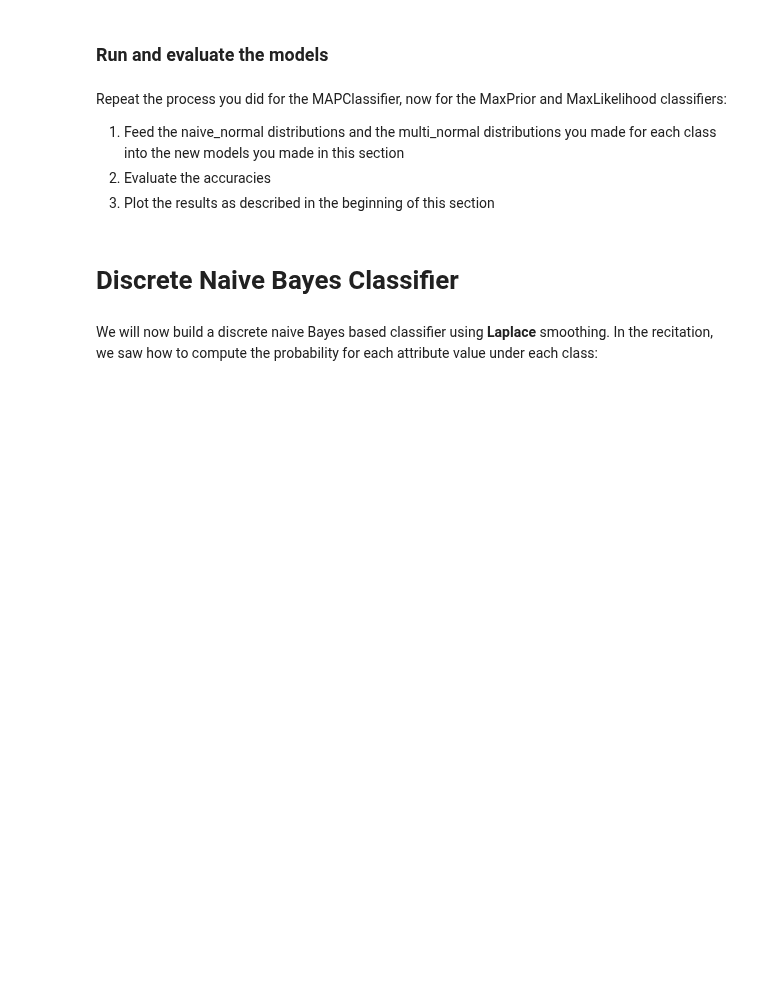
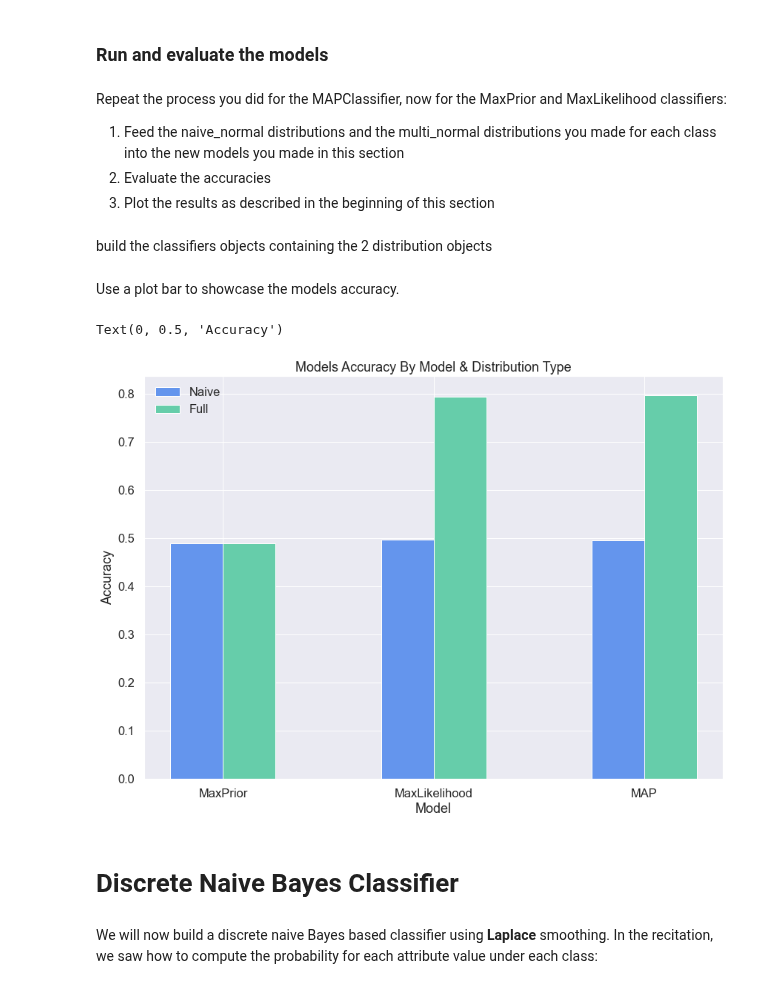
Before and after one commit to EyalMichaeli/IDC_masters, a Jupyter notebook: semester_2/Machine Learning/Exercises/EX3/ProbabilisticModels.ipynb, the cells around one changed output. Cells and saved outputs as stored; diff of their text form; code cells hidden in the pictures; blank space fills up the shorter version.

```diff
--- a/semester_2/Machine Learning/Exercises/EX3/ProbabilisticModels.ipynb
+++ b/semester_2/Machine Learning/Exercises/EX3/ProbabilisticModels.ipynb
@@ -568,8 +607,8 @@ class MaxLikelihood():
             - ccd0 : An object contating the relevant parameters and methods for the distribution of class 0.
             - ccd1 : An object contating the relevant parameters and methods for the distribution of class 1.
         """
-        # TODO: implement
-        pass
+        self.dist0 = ccd0
+        self.dist1 = ccd1
 
     def predict(self, x):
         """
@@ -580,8 +619,10 @@ class MaxLikelihood():
         Output
             - 0 if the posterior probability of class 0 is higher and 1 otherwise.
         """
-        # TODO: implement
-        pass
+        if self.dist0.get_instance_likelihood(x) >= self.dist1.get_instance_likelihood(x):
+            return 0
+
+        return 1
 # %% [markdown]
 ### Run and evaluate the models
 # %% [markdown]
@@ -594,6 +635,47 @@ Repeat the process you did for the MAPClassifier, now for the MaxPrior and MaxLi
 ####### YOUR CODE HERE ########
 # you may add cells as needed #
 ###############################
+# %% [markdown]
+build the classifiers objects containing the 2 distribution objects
+# %%
+# max prior classifiers
+prior_naive_classifier = MaxPrior(naive_normal_CD_0, naive_normal_CD_1)
+prior_full_classifier = MaxPrior(multi_normal_CD_0, multi_normal_CD_1)
+
+prior_naive_accuracy = compute_accuracy(test_set, prior_naive_classifier)
+prior_full_accuracy = compute_accuracy(test_set, prior_full_classifier)
+# %%
+# max likelihood classifiers
+likelihood_naive_classifier = MaxLikelihood(naive_normal_CD_0, naive_normal_CD_1)
+likelihood_full_classifier = MaxLikelihood(multi_normal_CD_0, multi_normal_CD_1)
+
+likelihood_naive_accuracy = compute_accuracy(test_set, likelihood_naive_classifier)
+likelihood_full_accuracy = compute_accuracy(test_set, likelihood_full_classifier)
+# %% [markdown]
+Use a plot bar to showcase the models accuracy.
+# %%
+acc_naive = [prior_naive_accuracy, likelihood_naive_accuracy, naive_accuracy]
+acc_full = [prior_full_accuracy, likelihood_full_accuracy, full_accuracy]
+
+x = np.arange(3)
+
+plt.style.use('seaborn')
+sns.set(style="darkgrid")
+sns.set(font_scale=1.5)
+
+plt.figure(figsize=(14, 10))
+
+plt.bar(x, acc_naive, color="cornflowerblue", width=0.25)
+plt.bar(x + 0.25, acc_full, color="mediumaquamarine", width=0.25)
+
+plt.legend(['Naive', 'Full'])
+plt.xticks([i + 0.125 for i in range(3)], ['MaxPrior', 'MaxLikelihood', 'MAP'])
+plt.title("Models accuracy by model & distribution type".title())
+plt.xlabel('Model')
+plt.ylabel('Accuracy')
+# %% [output]
+Text(0, 0.5, 'Accuracy')
+[figure, added]
 # %% [markdown]
 # Discrete Naive Bayes Classifier
 # %% [markdown]
```
Also changed, not shown: parts of 17 cells of this notebook, 1 other file.
